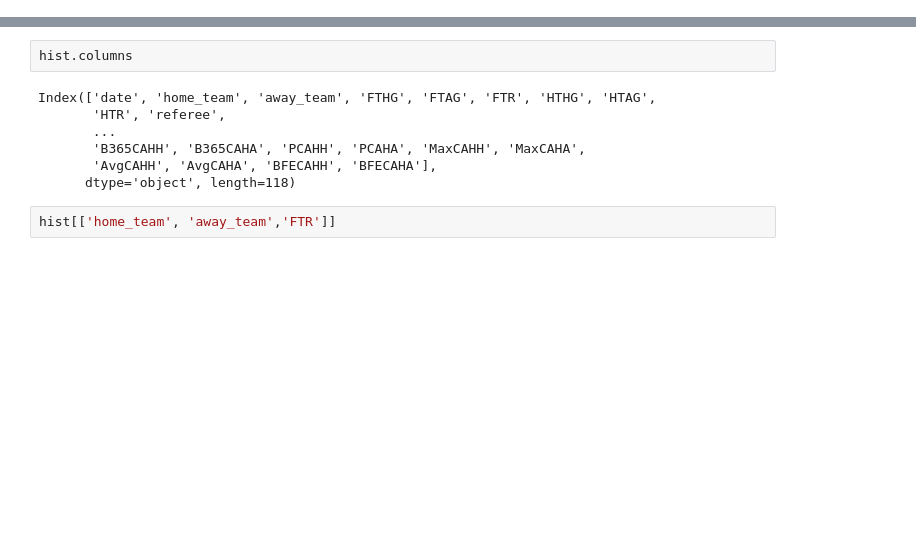
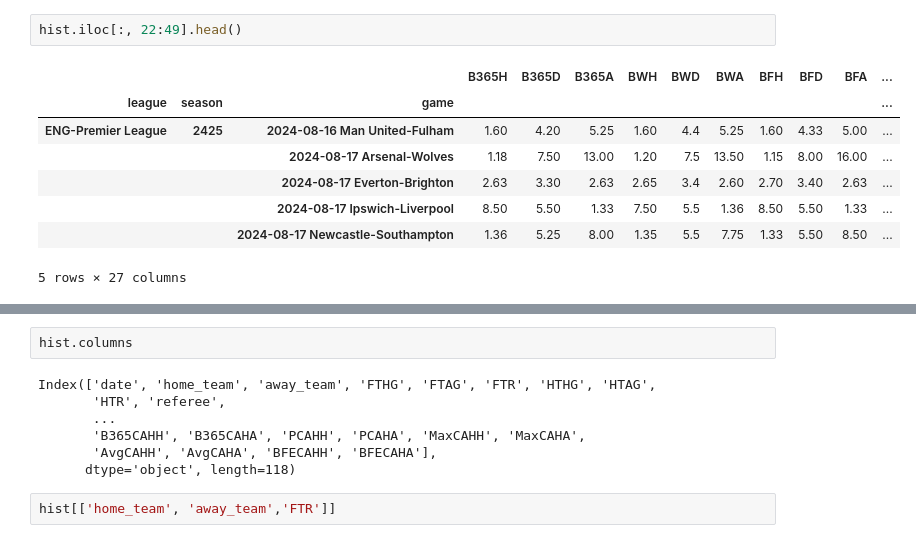
Before and after one commit to Geeniee1/python_elo, a Jupyter notebook: soccerdata.ipynb, the cells around one changed output, grey strips where cells are left out. Drawn from its saved outputs; the diff is of its cells as text; blank space fills up the shorter version.

```diff
--- a/soccerdata.ipynb
+++ b/soccerdata.ipynb
@@ -25,0 +39,11 @@ hist.head()
+# %%
+hist.iloc[:, 22:49].head()
+# %% [output]
+|  |  |  | B365H | B365D | B365A | BWH | BWD | BWA | BFH | BFD | BFA | ... |
+| league | season | game |  |  |  |  |  |  |  |  |  | ... |
+| ENG-Premier League | 2425 | 2024-08-16 Man United-Fulham | 1.60 | 4.20 | 5.25 | 1.60 | 4.4 | 5.25 | 1.60 | 4.33 | 5.00 | ... |
+|  |  | 2024-08-17 Arsenal-Wolves | 1.18 | 7.50 | 13.00 | 1.20 | 7.5 | 13.50 | 1.15 | 8.00 | 16.00 | ... |
+|  |  | 2024-08-17 Everton-Brighton | 2.63 | 3.30 | 2.63 | 2.65 | 3.4 | 2.60 | 2.70 | 3.40 | 2.63 | ... |
+|  |  | 2024-08-17 Ipswich-Liverpool | 8.50 | 5.50 | 1.33 | 7.50 | 5.5 | 1.36 | 8.50 | 5.50 | 1.33 | ... |
+|  |  | 2024-08-17 Newcastle-Southampton | 1.36 | 5.25 | 8.00 | 1.35 | 5.5 | 7.75 | 1.33 | 5.50 | 8.50 | ... |
+5 rows × 27 columns
```
Also changed, not shown: parts of 5 cells of this notebook, 2 other files.
